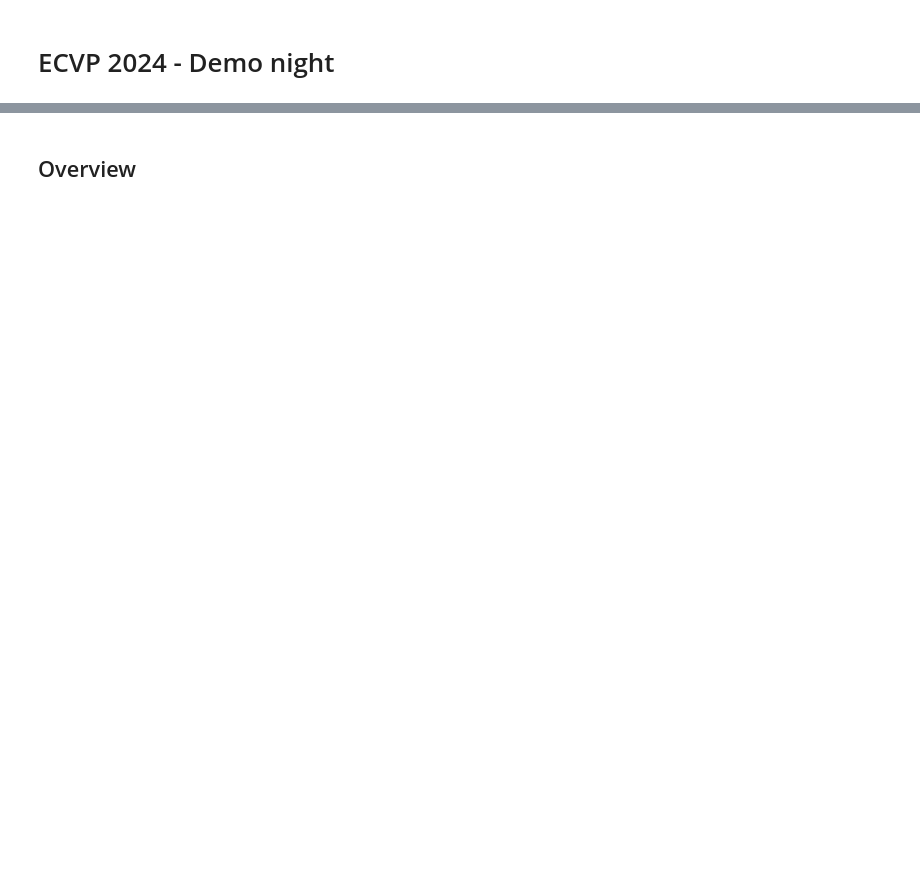
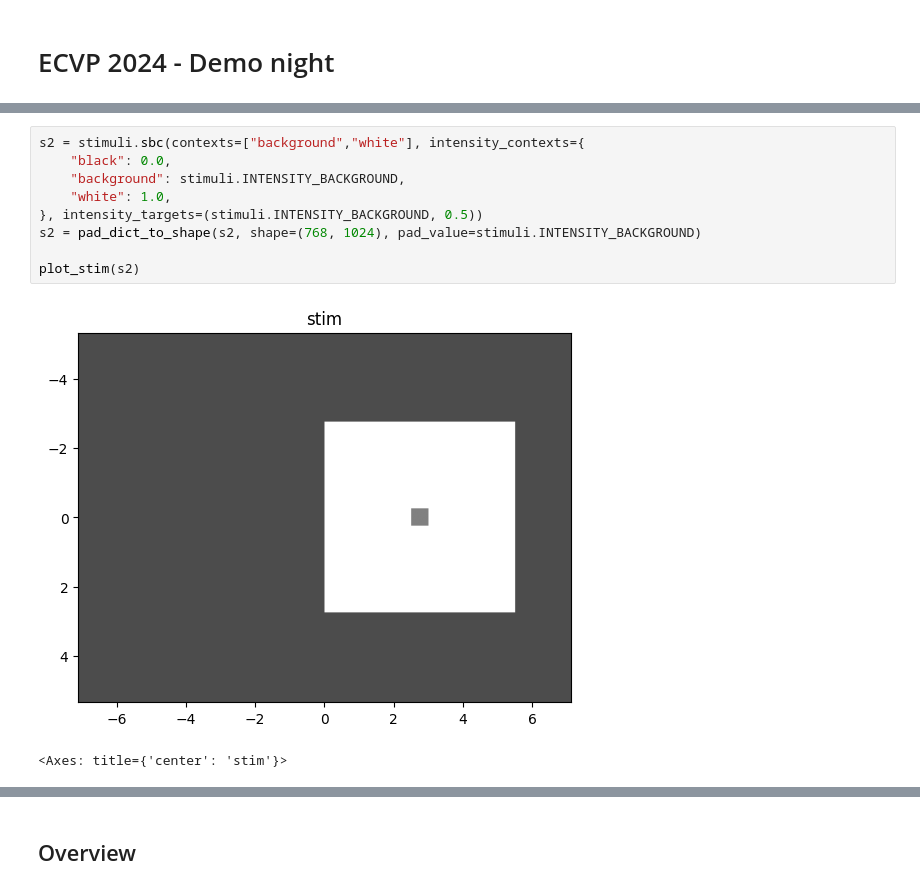
Before and after one commit to computational-psychology/ecvp2024_stimupy_tutorial, a Jupyter notebook: ecvp2024_demo.ipynb, the cells around one changed output, grey strips where cells are left out. Drawn from its saved outputs; the diff is of its cells as text; blank space fills up the shorter version.

```diff
--- a/ecvp2024_demo.ipynb
+++ b/ecvp2024_demo.ipynb
@@ -2,0 +29,12 @@
+# %%
+s2 = stimuli.sbc(contexts=["background","white"], intensity_contexts={
+    "black": 0.0,
+    "background": stimuli.INTENSITY_BACKGROUND,
+    "white": 1.0,
+}, intensity_targets=(stimuli.INTENSITY_BACKGROUND, 0.5))
+s2 = pad_dict_to_shape(s2, shape=(768, 1024), pad_value=stimuli.INTENSITY_BACKGROUND)
+
+plot_stim(s2)
+# %% [output]
+[figure, added]
+<Axes: title={'center': 'stim'}>
```
Also changed, not shown: parts of 26 cells of this notebook, 4 other files.
